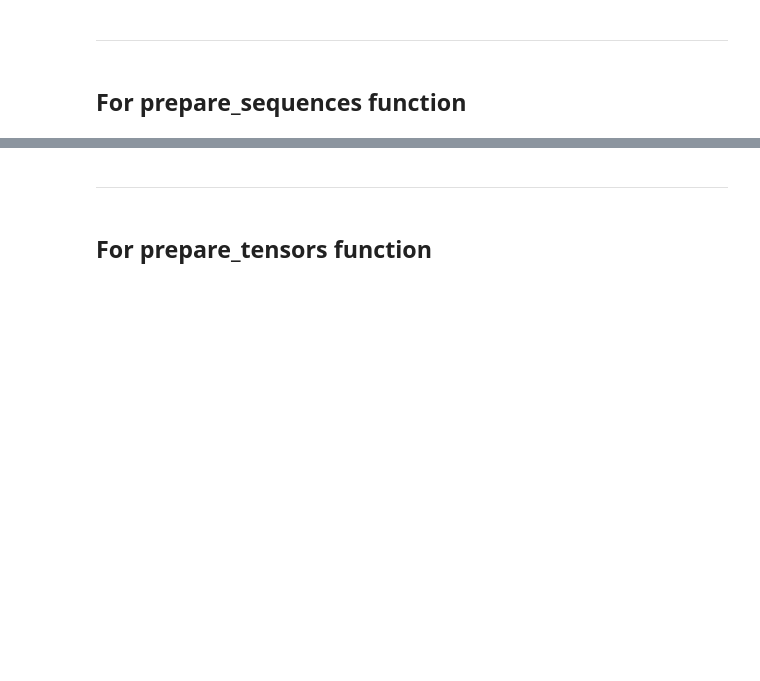
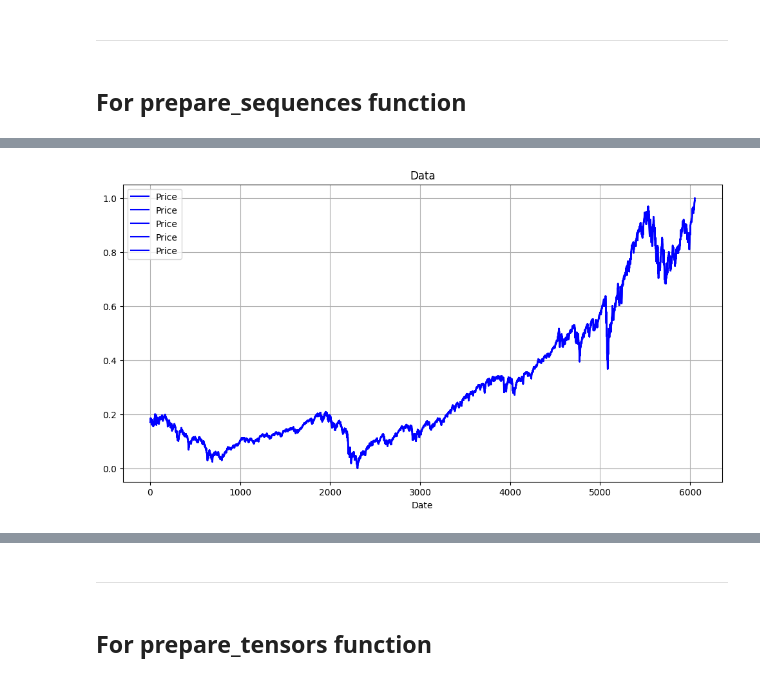
Before and after one commit to BoykoPetevBoev/Stock-Market-Prediction, a Jupyter notebook: src/models/lstm/lstm_normalize.ipynb, the cells around one changed output, grey strips where cells are left out. Cells and saved outputs as stored; diff of their text form; code cells hidden in the pictures; blank space fills up the shorter version.

```diff
--- a/src/models/lstm/lstm_normalize.ipynb
+++ b/src/models/lstm/lstm_normalize.ipynb
@@ -91,0 +94,3 @@ array([0.18372064, 0.17924213, 0.1777579 , ..., 1.        , 0.99930377,
+# %%
+plot_chart_line(x, label='Price', title='Data')
+# %% [output]
@@ -92,3 +98,4 @@ array([0.18372064, 0.17924213, 0.1777579 , ..., 1.        , 0.99930377,
+[figure, added]
 # %%
 y.shape
 # %% [output]
```
Also changed, not shown: parts of 22 cells of this notebook, 6 other files.
